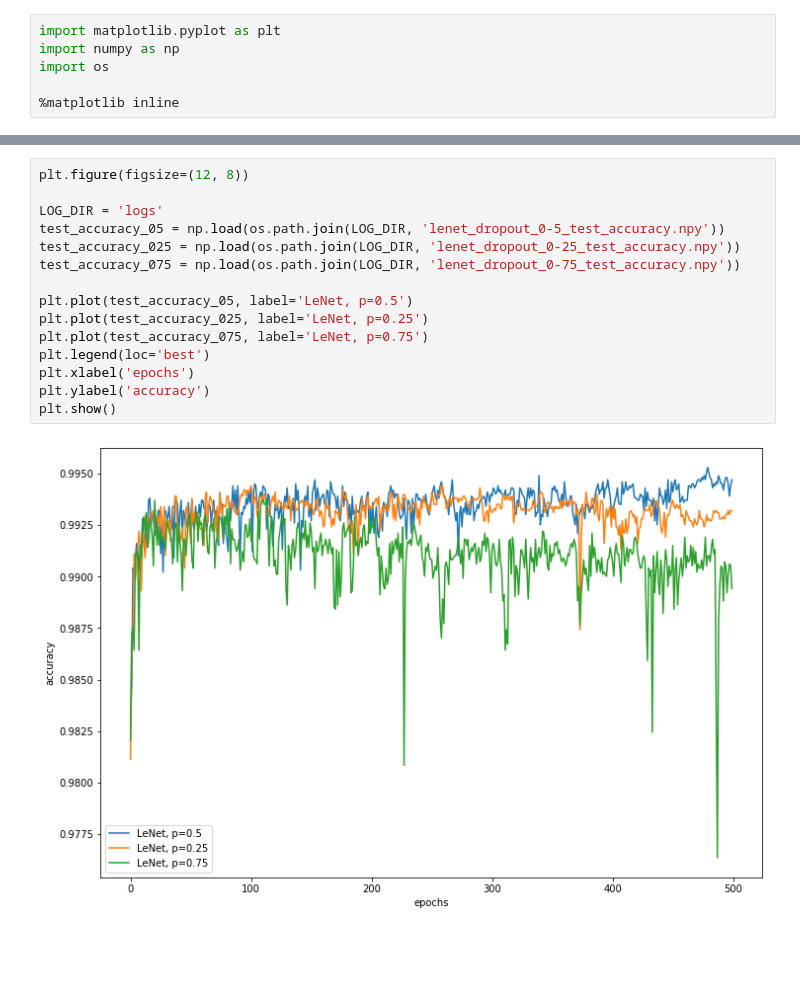
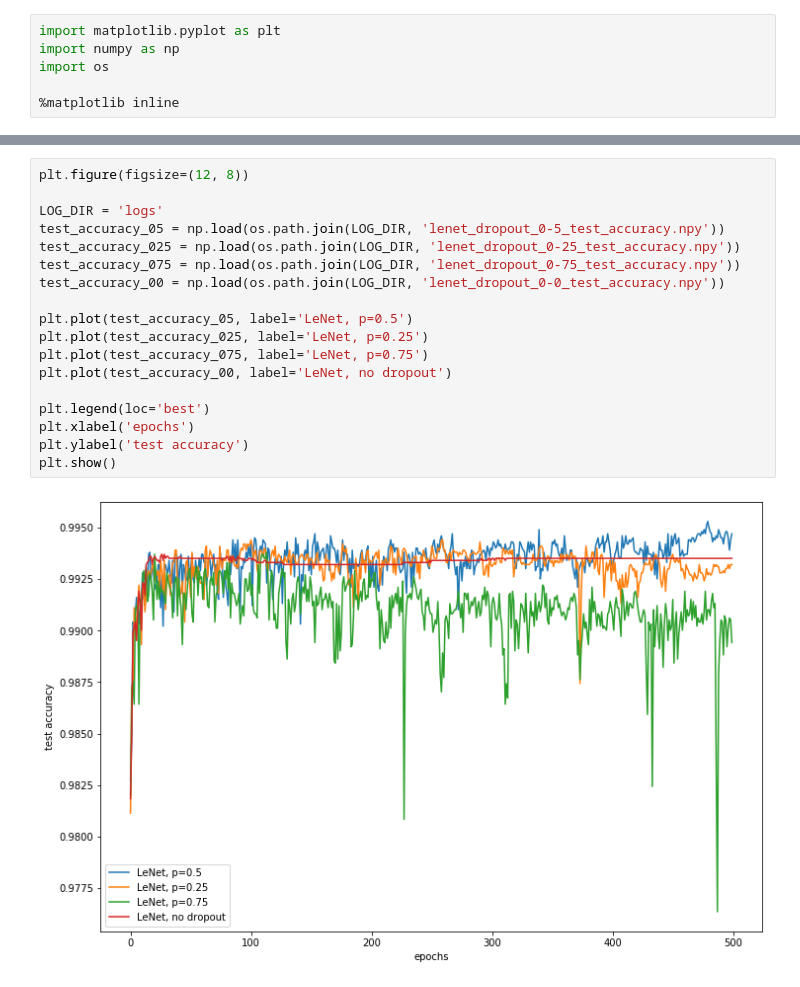
Before and after one commit to KovalevEvgeny/Dropout-for-Model-Uncertainty, a Jupyter notebook: classification/classification_visualization.ipynb, the cells around one changed output, grey strips where cells are left out. Cells and saved outputs as stored; diff of their text form; blank space fills up the shorter version.

```diff
--- a/classification/classification_visualization.ipynb
+++ b/classification/classification_visualization.ipynb
@@ -58,17 +67,20 @@ plt.show()
 # %%
 plt.figure(figsize=(12, 8))
 
 LOG_DIR = 'logs'
 test_accuracy_05 = np.load(os.path.join(LOG_DIR, 'lenet_dropout_0-5_test_accuracy.npy'))
 test_accuracy_025 = np.load(os.path.join(LOG_DIR, 'lenet_dropout_0-25_test_accuracy.npy'))
 test_accuracy_075 = np.load(os.path.join(LOG_DIR, 'lenet_dropout_0-75_test_accuracy.npy'))
+test_accuracy_00 = np.load(os.path.join(LOG_DIR, 'lenet_dropout_0-0_test_accuracy.npy'))
 
 plt.plot(test_accuracy_05, label='LeNet, p=0.5')
 plt.plot(test_accuracy_025, label='LeNet, p=0.25')
 plt.plot(test_accuracy_075, label='LeNet, p=0.75')
+plt.plot(test_accuracy_00, label='LeNet, no dropout')
+
 plt.legend(loc='best')
 plt.xlabel('epochs')
-plt.ylabel('accuracy')
+plt.ylabel('test accuracy')
 plt.show()
 # %% [output]
-[figure, old version]
+[figure, new version]
```
Also changed, not shown: parts of 3 cells of this notebook.
